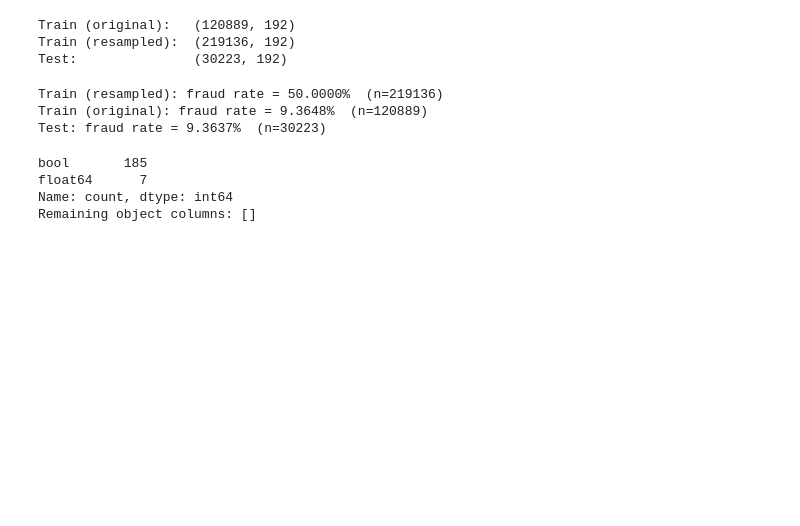
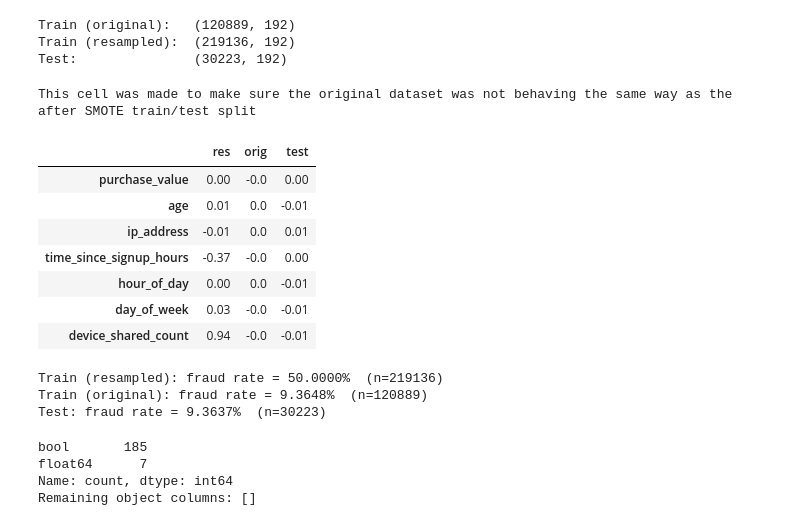
Before and after one commit to Avicci-b/fraud_detection_for_ecom_and_bank_transactions, a Jupyter notebook: notebooks/modeling_fraud.ipynb, the cells around one changed output. Drawn from its saved outputs; the diff is of its cells as text; code cells hidden in the pictures; blank space fills up the shorter version.

Commit message:
add:original data and after SMOTE analysis tradeoff feature was introduced in cell 4

```diff
--- a/notebooks/modeling_fraud.ipynb
+++ b/notebooks/modeling_fraud.ipynb
@@ -45,23 +45,39 @@ print(f"Test:               {X_test_fraud.shape}")
 Train (original):   (120889, 192)
 Train (resampled):  (219136, 192)
 Test:               (30223, 192)
-# %%
-def class_balance(y, label):
-    rate = float(np.mean(y))
-    print(f"{label}: fraud rate = {rate:.4%}  (n={len(y)})")
-    return rate
-
-res_rate = class_balance(y_train_fraud_res, "Train (resampled)")
-orig_rate = class_balance(y_train_fraud, "Train (original)")
-test_rate = class_balance(y_test_fraud, "Test")
-
-# Resampled train must be ~50/50; test must keep the real-world imbalance
-assert 0.45 <= res_rate <= 0.55, "Resampled train is not balanced as expected"
-assert test_rate < 0.15, "Test set fraud rate looks off: check for leakage"
-# %% [output]
-Train (resampled): fraud rate = 50.0000%  (n=219136)
-Train (original): fraud rate = 9.3648%  (n=120889)
-Test: fraud rate = 9.3637%  (n=30223)
+# %%
+print("This cell was made to make sure the original dataset was not behaving the same way as the after SMOTE train/test split")
+num = X_test_fraud.select_dtypes("float64").columns
+pd.DataFrame({"res": X_train_fraud_res[num].mean(),
+              "orig": X_train_fraud[num].mean(),
+              "test": X_test_fraud[num].mean()}).round(2)
+# %% [output]
+This cell was made to make sure the original dataset was not behaving the same way as the after SMOTE train/test split
+|  | res | orig | test |
+| purchase_value | 0.00 | -0.0 | 0.00 |
+| age | 0.01 | 0.0 | -0.01 |
+| ip_address | -0.01 | 0.0 | 0.01 |
+| time_since_signup_hours | -0.37 | -0.0 | 0.00 |
+| hour_of_day | 0.00 | 0.0 | -0.01 |
+| day_of_week | 0.03 | -0.0 | -0.01 |
+| device_shared_count | 0.94 | -0.0 | -0.01 |
+# %%
+def class_balance(y, label):
+    rate = float(np.mean(y))
+    print(f"{label}: fraud rate = {rate:.4%}  (n={len(y)})")
+    return rate
+
+res_rate = class_balance(y_train_fraud_res, "Train (resampled)")
+orig_rate = class_balance(y_train_fraud, "Train (original)")
+test_rate = class_balance(y_test_fraud, "Test")
+
+# Resampled train must be ~50/50; test must keep the real-world imbalance
+assert 0.45 <= res_rate <= 0.55, "Resampled train is not balanced as expected"
+assert test_rate < 0.15, "Test set fraud rate looks off: check for leakage"
+# %% [output]
+Train (resampled): fraud rate = 50.0000%  (n=219136)
+Train (original): fraud rate = 9.3648%  (n=120889)
+Test: fraud rate = 9.3637%  (n=30223)
 # %%
 print(X_train_fraud_res.dtypes.value_counts())
 object_cols = X_train_fraud_res.select_dtypes(include="object").columns.tolist()
```
Also changed, not shown: parts of 5 cells of this notebook.
